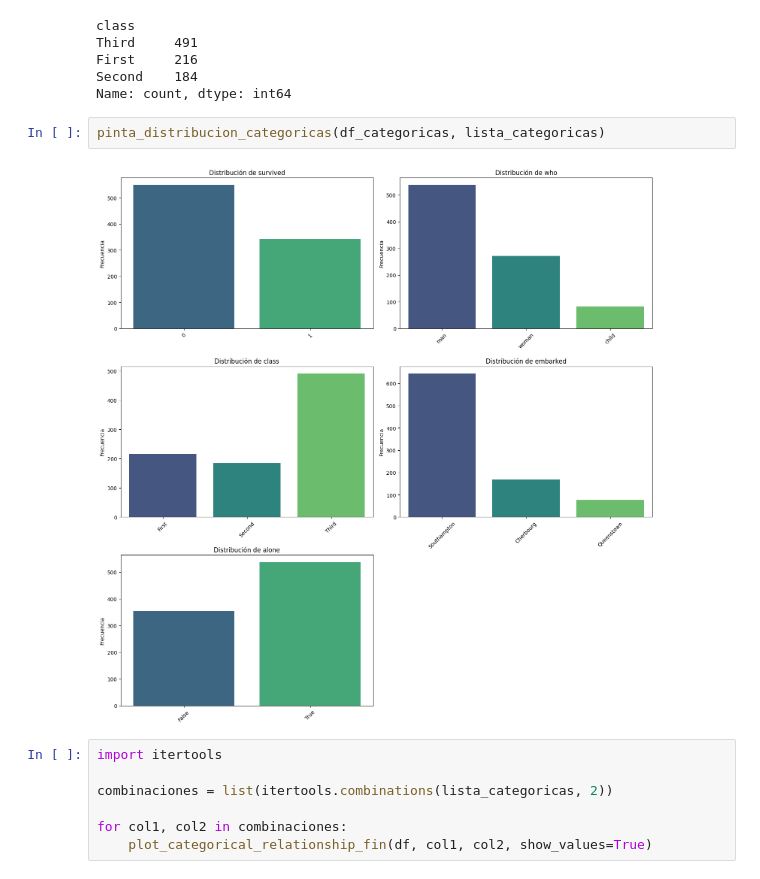
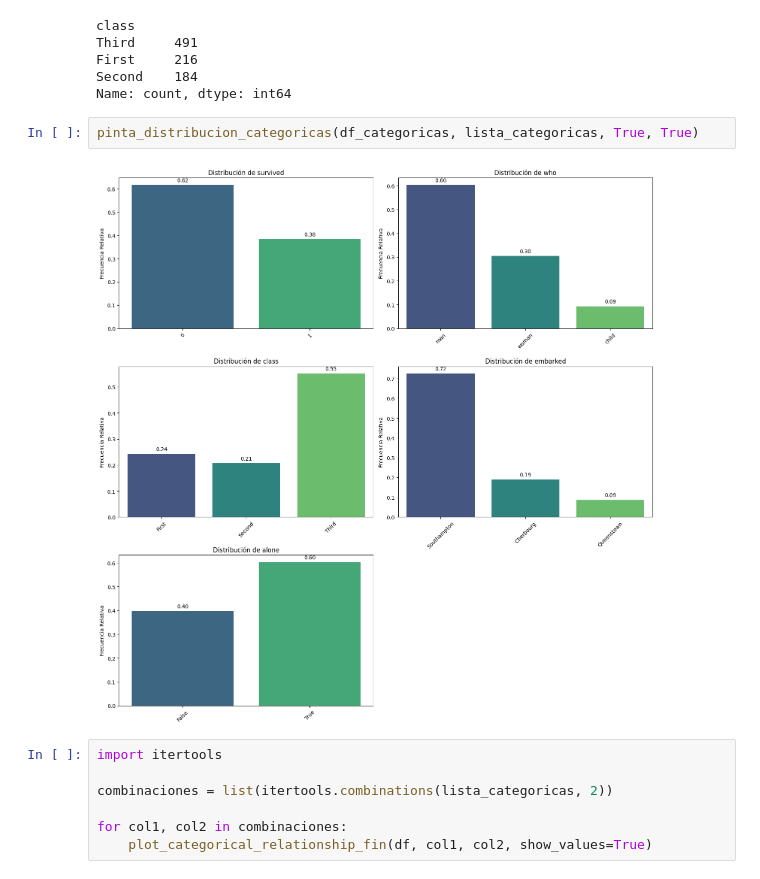
Before and after one commit to njisly/online_ds_thebridge_Nur, a Jupyter notebook: ejercicios/03_Analisis_de_Datos/Sprint_07/Unidad_01/Practica_Obligatoria/18_Practica_Obligatoria_Univariante.ipynb, the cells around one changed output. Saved outputs shown, nothing was run; the diff lists cells and outputs as text.

```diff
--- a/ejercicios/03_Analisis_de_Datos/Sprint_07/Unidad_01/Practica_Obligatoria/18_Practica_Obligatoria_Univariante.ipynb
+++ b/ejercicios/03_Analisis_de_Datos/Sprint_07/Unidad_01/Practica_Obligatoria/18_Practica_Obligatoria_Univariante.ipynb
@@ -217,9 +219,9 @@ First     216
 Second    184
 Name: count, dtype: int64
 # %%
-pinta_distribucion_categoricas(df_categoricas, lista_categoricas)
+pinta_distribucion_categoricas(df_categoricas, lista_categoricas, True, True)
 # %% [output]
-[figure, old version]
+[figure, new version]
 # %%
 import itertools
 
```
Also changed, not shown: parts of 2 cells of this notebook, 1 other file.
